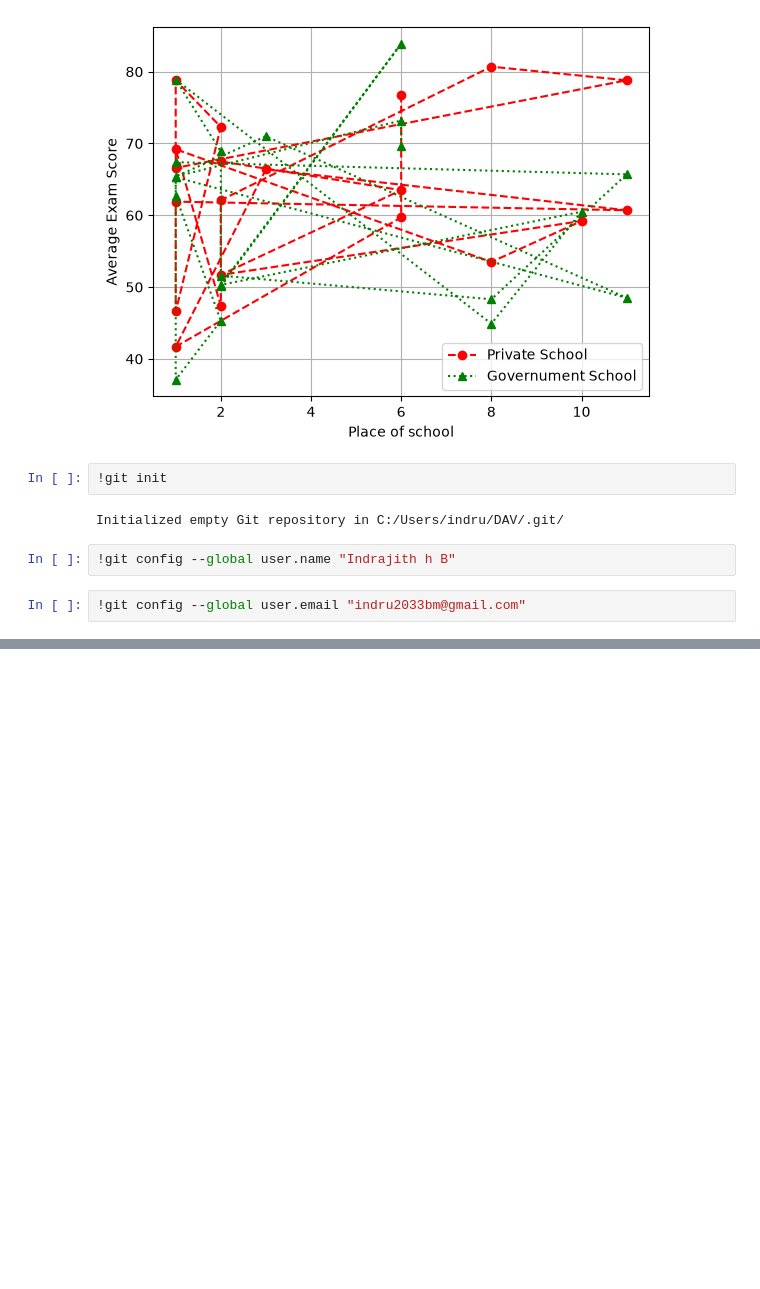
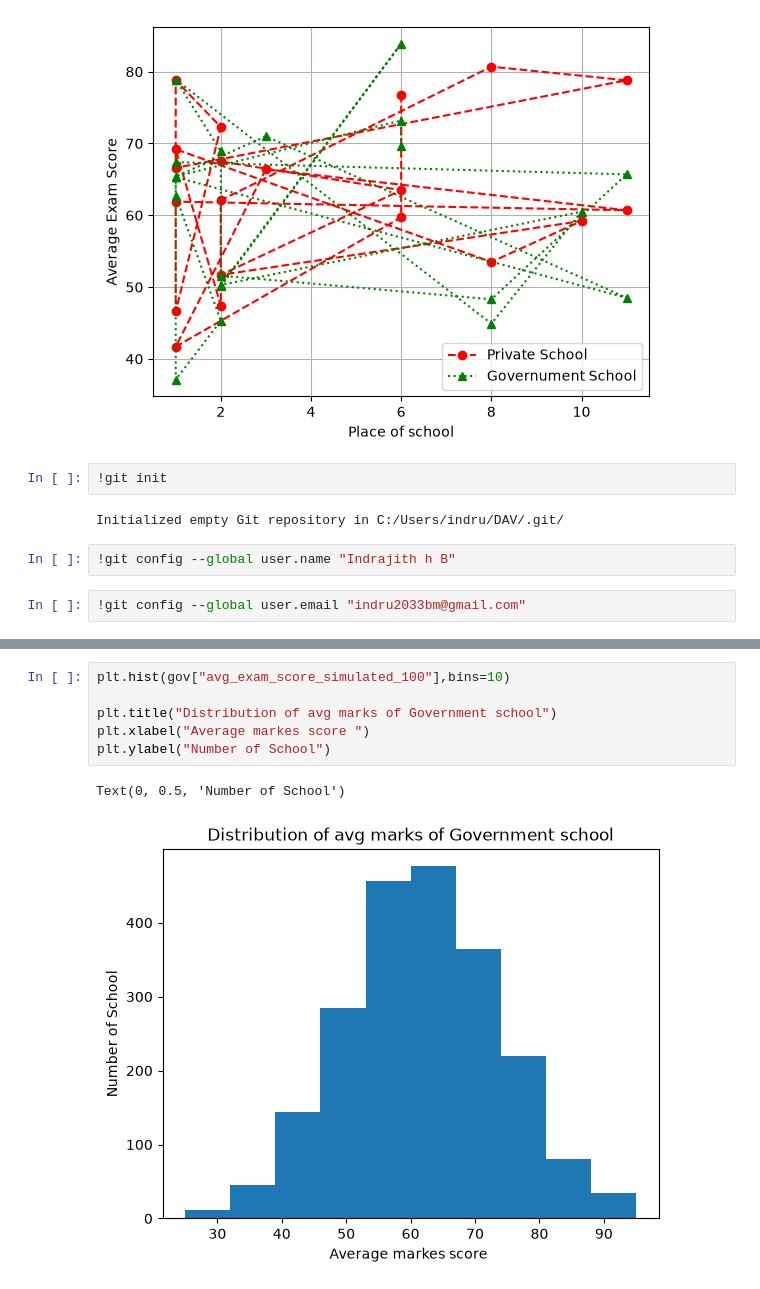
Before and after one commit to indru2033bm-cloud/DAV, a Jupyter notebook: 2_data_clening.ipynb, the cells around one changed output, grey strips where cells are left out. Cells and saved outputs as stored; diff of their text form; blank space fills up the shorter version.

```diff
--- a/2_data_clening.ipynb
+++ b/2_data_clening.ipynb
@@ -365,0 +429,9 @@ Initialized empty Git repository in C:/Users/indru/DAV/.git/
+# %%
+plt.hist(gov["avg_exam_score_simulated_100"],bins=10)
+
+plt.title("Distribution of avg marks of Government school")
+plt.xlabel("Average markes score ")
+plt.ylabel("Number of School")
+# %% [output]
+Text(0, 0.5, 'Number of School')
+[figure, added]
```
Also changed, not shown: parts of 9 cells of this notebook.
